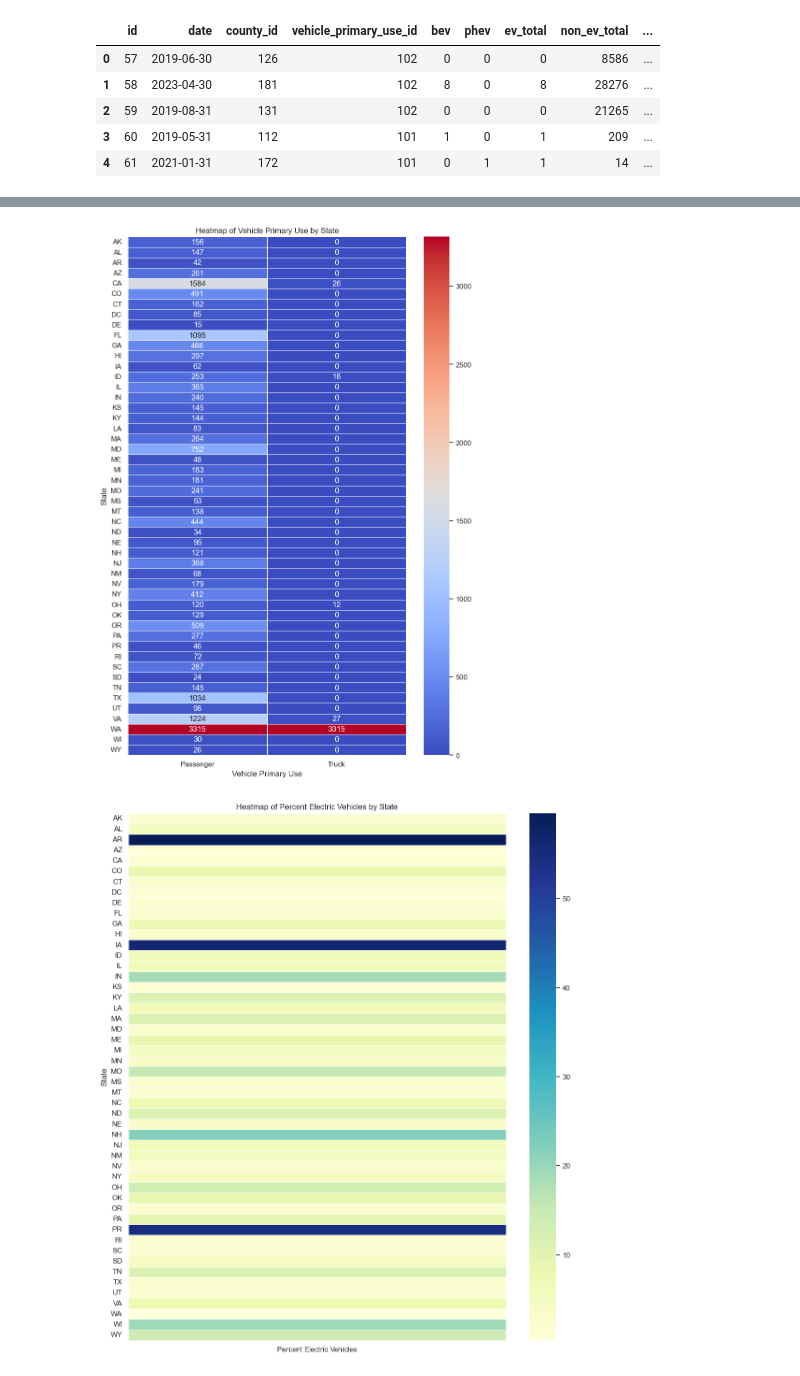
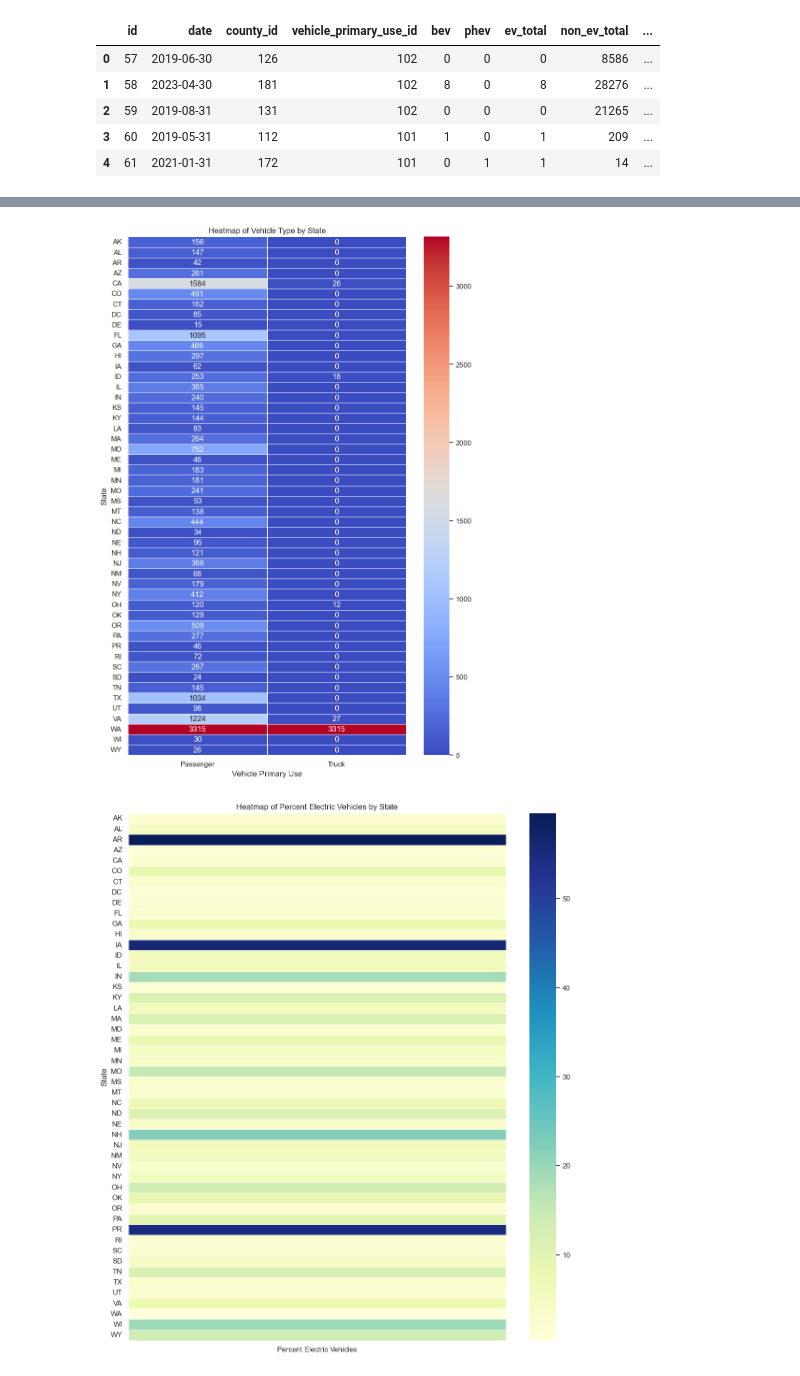
Before and after one commit to Ramsha-amir26/DAP-TABA, a Jupyter notebook: EVPopulation.ipynb, the cells around one changed output, grey strips where cells are left out. Saved outputs shown, nothing was run; the diff lists cells and outputs as text; code cells hidden in the pictures.

```diff
--- a/EVPopulation.ipynb
+++ b/EVPopulation.ipynb
@@ -236,20 +268,20 @@ plt.show()
 # %%
 sns.set(style="whitegrid")
 
 heatmap_data = pd.crosstab(df['State'], df['Vehicle Primary Use'])
 
 plt.figure(figsize=(plt.rcParams["figure.figsize"][0] * 1.5, plt.rcParams["figure.figsize"][1] * 3))
 
 ax = sns.heatmap(heatmap_data, annot=True, cmap='coolwarm', fmt='d', linewidths=.5)
 ax.set_yticklabels(ax.get_yticklabels(), rotation=0)
 
-plt.title('Heatmap of Vehicle Primary Use by State')
+plt.title('Heatmap of Vehicle Type by State')
 plt.xlabel('Vehicle Primary Use')
 plt.ylabel('State')
 
 plt.show()
 # %% [output]
-[figure, old version]
+[figure, new version]
 # %%
 plt.figure(figsize=(plt.rcParams["figure.figsize"][0] * 2, plt.rcParams["figure.figsize"][1] * 3))
 
```
Also changed, not shown: parts of 8 cells of this notebook.
